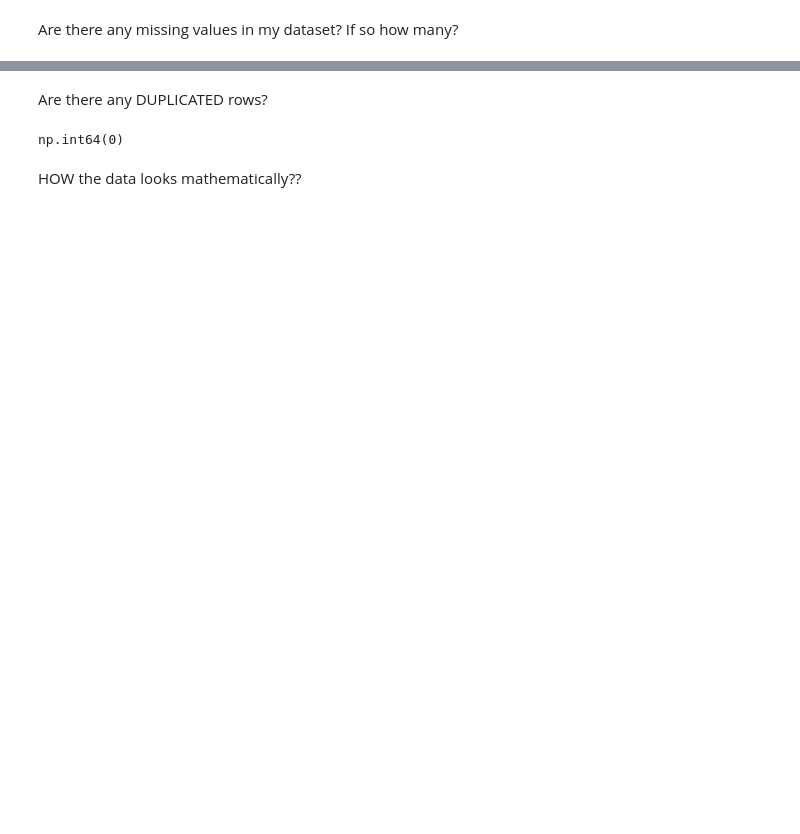
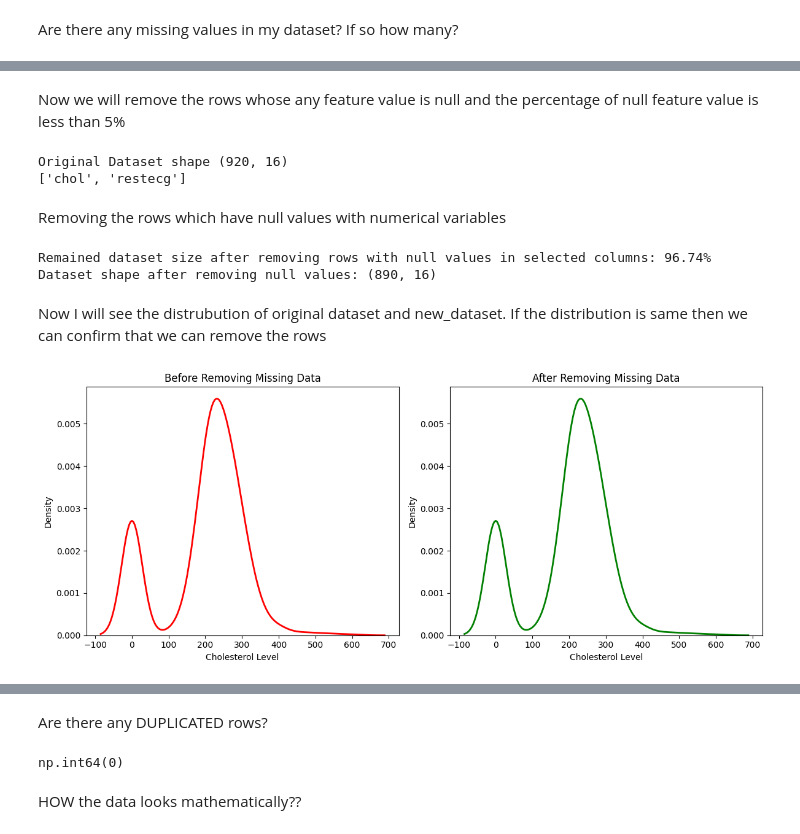
Before and after one commit to lihazinoob/machine_learning, a Jupyter notebook: notebook/heart_disease.ipynb, the cells around one changed output, grey strips where cells are left out. Cells and saved outputs as stored; diff of their text form; code cells hidden in the pictures; blank space fills up the shorter version.

```diff
--- a/notebook/heart_disease.ipynb
+++ b/notebook/heart_disease.ipynb
@@ -79,0 +62,52 @@ dtype: int64
+# %% [markdown]
+Now we will remove the rows whose any feature value is null and the percentage of null feature value is less than 5%
+# %%
+print("Original Dataset shape", dataset.shape)
+#First extract the cols which have null values less than 5%
+cols = [var for var in dataset.columns if dataset[var].isnull().mean()*100 <5 and dataset[var].isnull().mean()>0]
+print(cols)
+# %% [output]
+Original Dataset shape (920, 16)
+['chol', 'restecg']
+# %% [markdown]
+Removing the rows which have null values with numerical variables
+# %%
+# Remove rows with null 'chol'
+new_dataset = dataset.dropna(subset=['chol'])
+remained_dataset_size = len(new_dataset) / len(dataset) * 100
+print(f"Remained dataset size after removing rows with null values in selected columns: {remained_dataset_size:.2f}%")
+print("Dataset shape after removing null values:", new_dataset.shape)
+# %% [output]
+Remained dataset size after removing rows with null values in selected columns: 96.74%
+Dataset shape after removing null values: (890, 16)
+# %% [markdown]
+Now I will see the distrubution of original dataset and new_dataset.
+If the distribution is same then we can confirm that we can remove the rows
+# %%
+
+# Before and after
+before = dataset['chol']
+after = new_dataset['chol']
+
+
+# Create 1 row, 2 columns of subplots
+fig, axes = plt.subplots(1, 2, figsize=(12, 5))
+
+# Before removal
+sb.kdeplot(before, color='red', lw=2, ax=axes[0])
+axes[0].set_title('Before Removing Missing Data')
+axes[0].set_xlabel('Cholesterol Level')
+axes[0].set_ylabel('Density')
+
+# After removal
+sb.kdeplot(after, color='green', lw=2, ax=axes[1])
+axes[1].set_title('After Removing Missing Data')
+axes[1].set_xlabel('Cholesterol Level')
+axes[1].set_ylabel('Density')
+
+plt.tight_layout()
+plt.show()
+
+dataset = new_dataset
+# %% [output]
+[figure, added]
```
Also changed, not shown: parts of 16 cells of this notebook.
